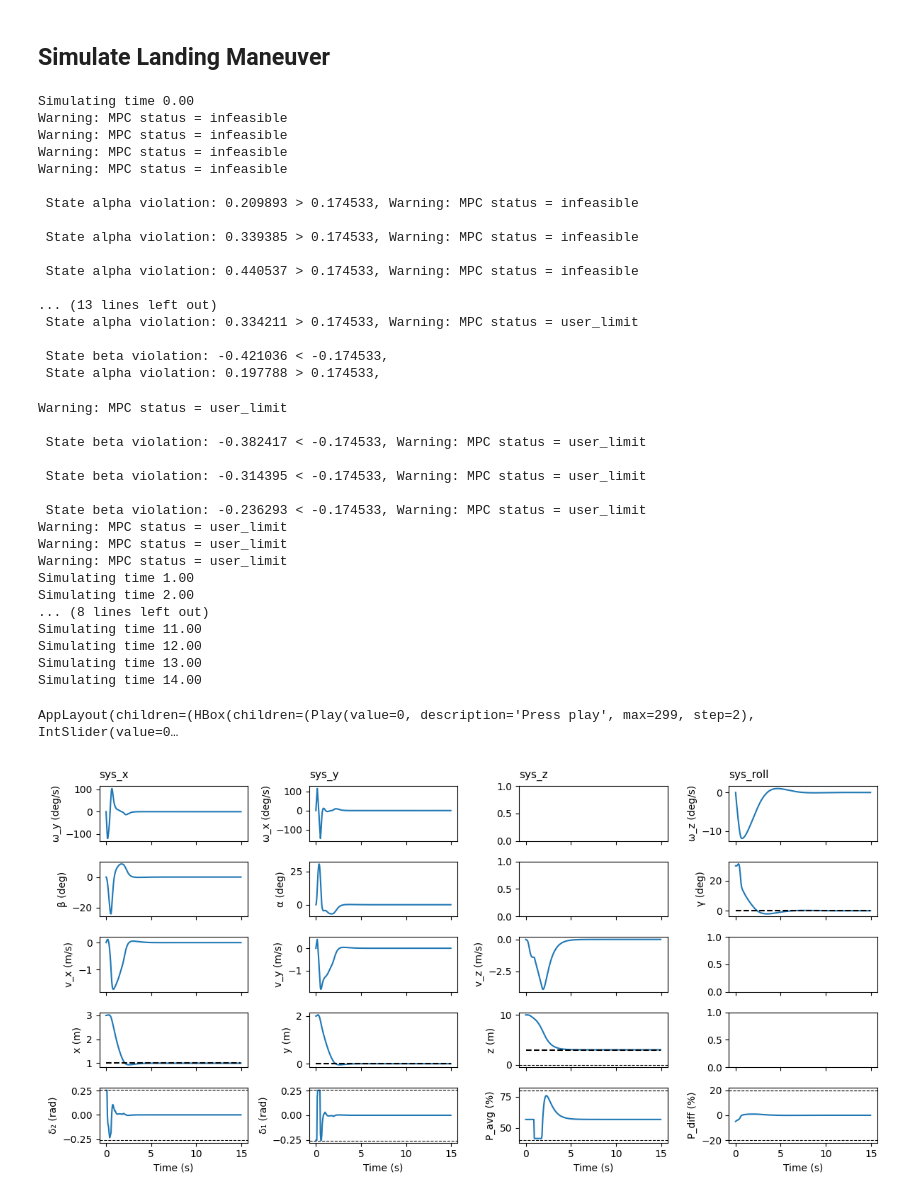
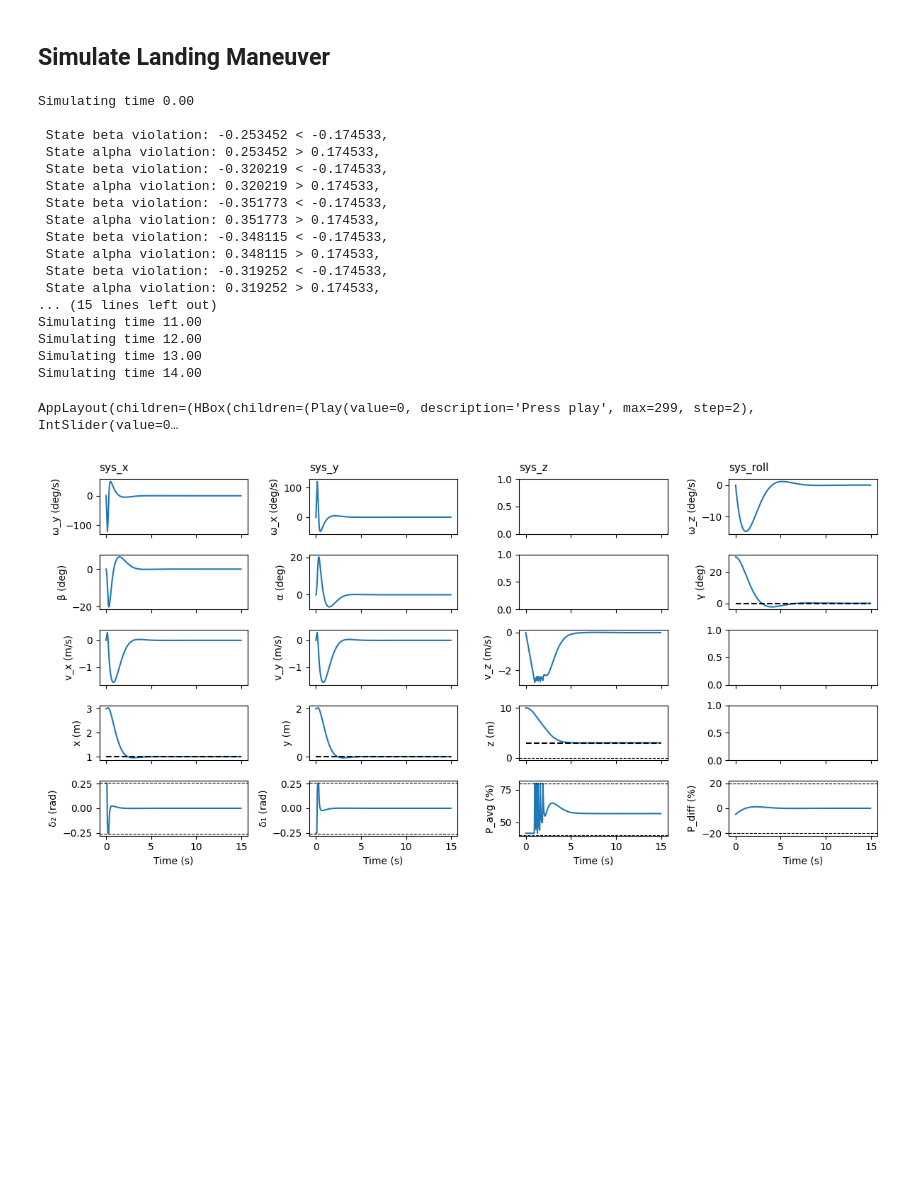
Before and after one commit to Emixm4/MPC-Course-EPFL, a Jupyter notebook: project/Deliverable_6_1&2/Deliverable_6_2.ipynb, the cells around one changed output. Drawn from its saved outputs; the diff is of its cells as text; code cells hidden in the pictures; blank space fills up the shorter version.

```diff
--- a/project/Deliverable_6_1&2/Deliverable_6_2.ipynb
+++ b/project/Deliverable_6_1&2/Deliverable_6_2.ipynb
@@ -76,43 +86,29 @@ Merged landing MPC controller initialized
 # %% [markdown]
 ## Simulate Landing Maneuver
 # %%
-t_cl, x_cl, u_cl, t_ol, x_ol, u_ol = rocket.simulate_land(mpc, sim_time, H, x0)
+# Test with LINEAR model to verify MPC logic
+H_sim = H  # Use the same horizon as controller (2s)
+t_cl, x_cl, u_cl, t_ol, x_ol, u_ol = rocket.simulate_land(mpc, sim_time, H_sim, x0, method='linear')
 vis.animate(t_cl[:-1], x_cl[:,:-1], u_cl, T_ol=t_ol[...,:-1], X_ol=x_ol, U_ol=u_ol)
-plot_static_states_inputs(t_cl[:-1], x_cl[:,:-1], u_cl, xs)
+xs_full = mpc.xs  # Full state equilibrium point
+plot_static_states_inputs(t_cl[:-1], x_cl[:,:-1], u_cl, xs_full)
 # %% [output]
 Simulating time 0.00
-Warning: MPC status = infeasible
-Warning: MPC status = infeasible
-Warning: MPC status = infeasible
-Warning: MPC status = infeasible
 
- State alpha violation: 0.209893 > 0.174533, Warning: MPC status = infeasible
-
- State alpha violation: 0.339385 > 0.174533, Warning: MPC status = infeasible
-
- State alpha violation: 0.440537 > 0.174533, Warning: MPC status = infeasible
-
-... (13 lines left out)
- State alpha violation: 0.334211 > 0.174533, Warning: MPC status = user_limit
-
- State beta violation: -0.421036 < -0.174533,
- State alpha violation: 0.197788 > 0.174533,
+ State beta violation: -0.253452 < -0.174533,
+ State alpha violation: 0.253452 > 0.174533,
+ State beta violation: -0.320219 < -0.174533,
+ State alpha violation: 0.320219 > 0.174533,
+ State beta violation: -0.351773 < -0.174533,
+ State alpha violation: 0.351773 > 0.174533,
+ State beta violation: -0.348115 < -0.174533,
+ State alpha violation: 0.348115 > 0.174533,
+ State beta violation: -0.319252 < -0.174533,
+ State alpha violation: 0.319252 > 0.174533,
+... (15 lines left out)
+Simulating time 11.00
+Simulating time 12.00
+Simulating time 13.00
+Simulating time 14.00
-Warning: MPC status = user_limit
-
- State beta violation: -0.382417 < -0.174533, Warning: MPC status = user_limit
-
- State beta violation: -0.314395 < -0.174533, Warning: MPC status = user_limit
-
- State beta violation: -0.236293 < -0.174533, Warning: MPC status = user_limit
-Warning: MPC status = user_limit
-Warning: MPC status = user_limit
-Warning: MPC status = user_limit
-Simulating time 1.00
-Simulating time 2.00
-... (8 lines left out)
-Simulating time 11.00
-Simulating time 12.00
-Simulating time 13.00
-Simulating time 14.00
+AppLayout(children=(HBox(children=(Play(value=0, description='Press play', max=299, step=2), IntSlider(value=0…
-AppLayout(children=(HBox(children=(Play(value=0, description='Press play', max=299, step=2), IntSlider(value=0…
-[figure, old version]
+[figure, new version]
```
Also changed, not shown: parts of 18 cells of this notebook, 8 other files.
